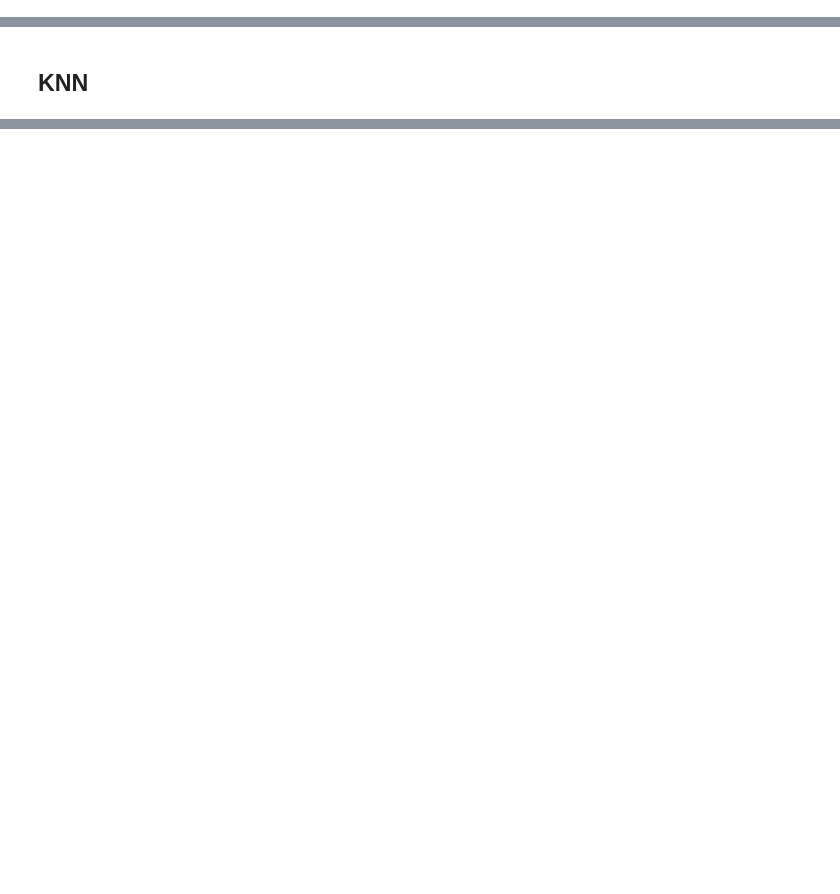
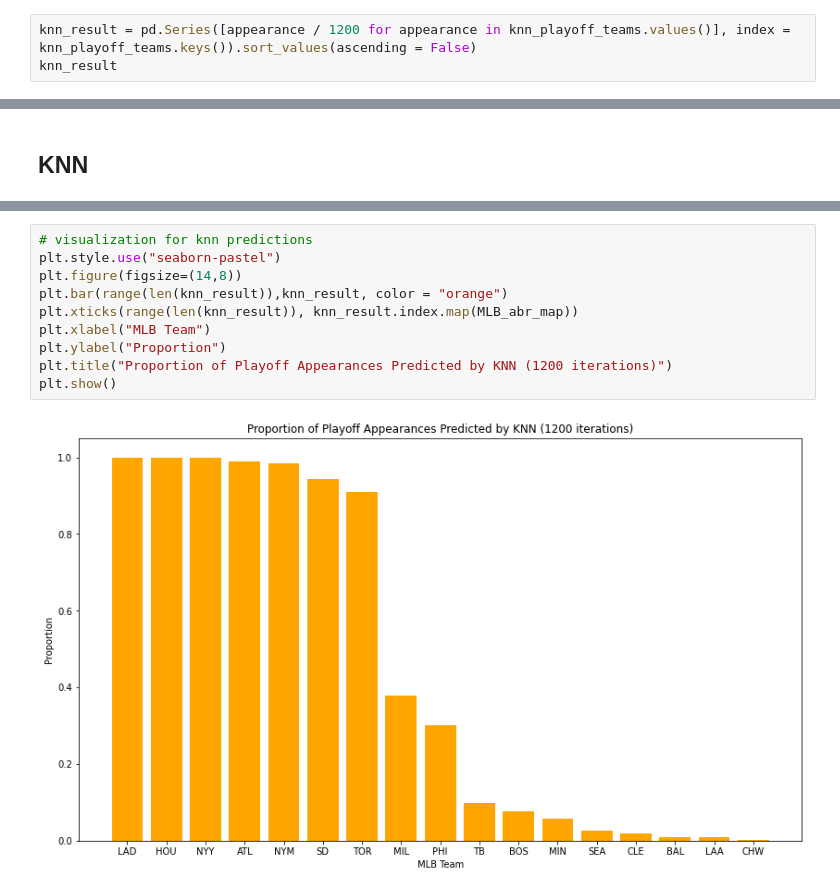
Before and after one commit to the-data-science-union/DSU-S2022-MLB, a Jupyter notebook: Code and Work/Pitching/Starting Pitching/starting_pitching_MLwithViz.ipynb, the cells around one changed output, grey strips where cells are left out. Saved outputs shown, nothing was run; the diff lists cells and outputs as text; blank space fills up the shorter version.

```diff
--- a/Code and Work/Pitching/Starting Pitching/starting_pitching_MLwithViz.ipynb
+++ b/Code and Work/Pitching/Starting Pitching/starting_pitching_MLwithViz.ipynb
@@ -367 +348,4 @@ max         0.952381
 dtype: float64
+# %%
+knn_result = pd.Series([appearance / 1200 for appearance in knn_playoff_teams.values()], index = knn_playoff_teams.keys()).sort_values(ascending = False)
+knn_result
@@ -491,0 +492,12 @@ plt.style.use("seaborn-pastel")
+# %%
+# visualization for knn predictions
+plt.style.use("seaborn-pastel")
+plt.figure(figsize=(14,8))
+plt.bar(range(len(knn_result)),knn_result, color = "orange")
+plt.xticks(range(len(knn_result)), knn_result.index.map(MLB_abr_map))
+plt.xlabel("MLB Team")
+plt.ylabel("Proportion")
+plt.title("Proportion of Playoff Appearances Predicted by KNN (1200 iterations)")
+plt.show()
+# %% [output]
+[figure, added]
```
Also changed, not shown: parts of 25 cells of this notebook.
